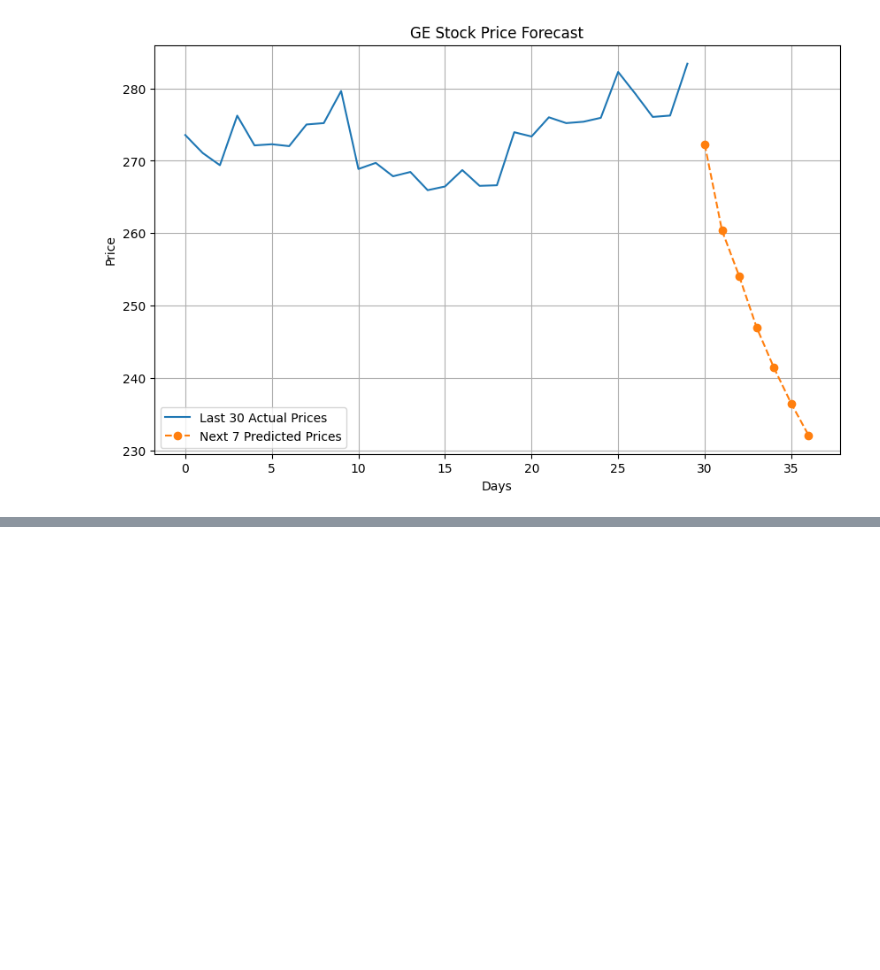
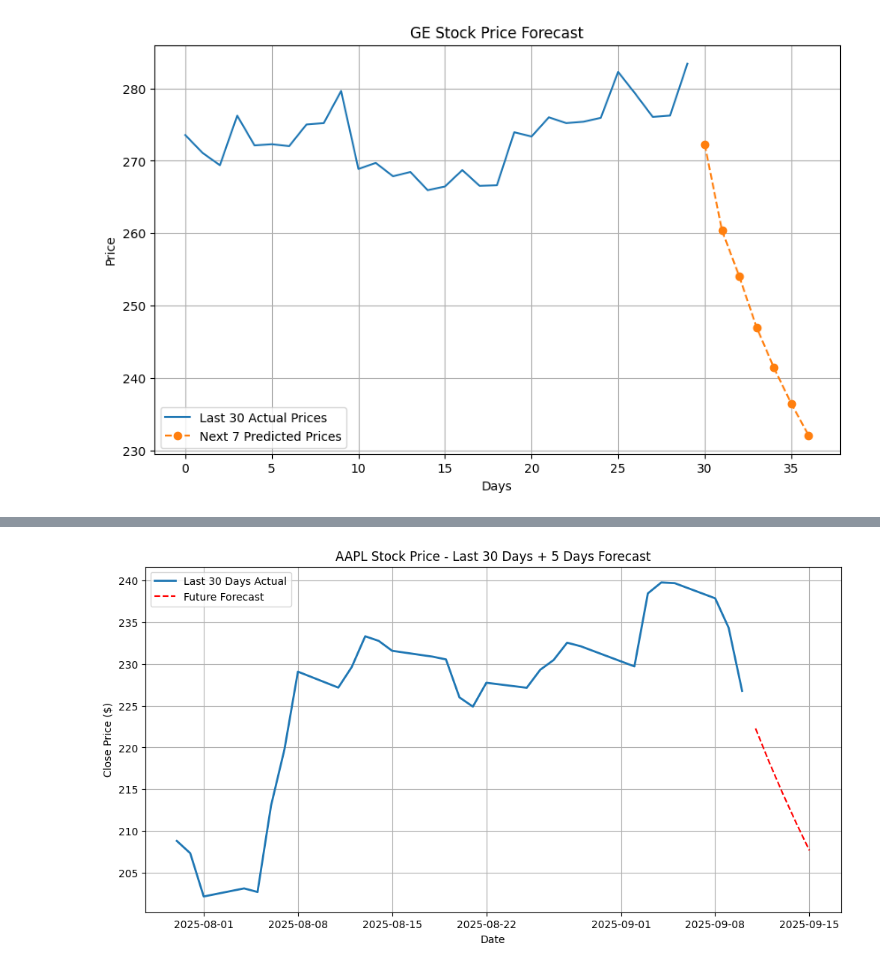
Before and after one commit to Ambroise012/LSTM_stock_prediction, a Jupyter notebook: predict_test.ipynb, the cells around one changed output, grey strips where cells are left out. Cells and saved outputs as stored; diff of their text form; code cells hidden in the pictures; blank space fills up the shorter version.

```diff
--- a/predict_test.ipynb
+++ b/predict_test.ipynb
@@ -965,0 +956,35 @@ KeyboardInterrupt:
+# %%
+import matplotlib.pyplot as plt
+import pandas as pd
+import numpy as np
+
+# Ensure Date column is datetime
+df["Date"] = pd.to_datetime(df["Date"])
+
+# Last 30 days for plotting
+df_plot = df.tail(30).copy()
+
+# Forecast future days starting after the last row
+last_sequence = scaled_values[-look_back:].reshape(1, look_back, 1)
+future_predictions = []
+
+for _ in range(future_days):
+    next_pred = model.predict(last_sequence)
+    future_predictions.append(next_pred[0,0])
+    next_pred_reshaped = next_pred.reshape(1,1,1)
+    last_sequence = np.append(last_sequence[:,1:,:], next_pred_reshaped, axis=1)
+
+future_predictions = scaler.inverse_transform(np.array(future_predictions).reshape(-1,1))
+future_dates = [df["Date"].iloc[-1] + pd.Timedelta(days=i+1) for i in range(future_days)]
+
+# Plot last 30 days + forecast
+plt.figure(figsize=(12,6))
+plt.plot(df_plot["Date"], df_plot["Close"], label="Last 30 Days Actual", linewidth=2)
+plt.plot(future_dates, future_predictions, label="Future Forecast", linestyle="--", color="red")
+plt.title(f"{ticker} Stock Price - Last 30 Days + {future_days} Days Forecast")
+plt.xlabel("Date")
+plt.ylabel("Close Price ($)")
+plt.grid(True)
+plt.legend()
+plt.show()
+# %% [output]
@@ -965,0 +996 @@ KeyboardInterrupt:
+[figure, added]
```
Also changed, not shown: parts of 2 cells of this notebook.
